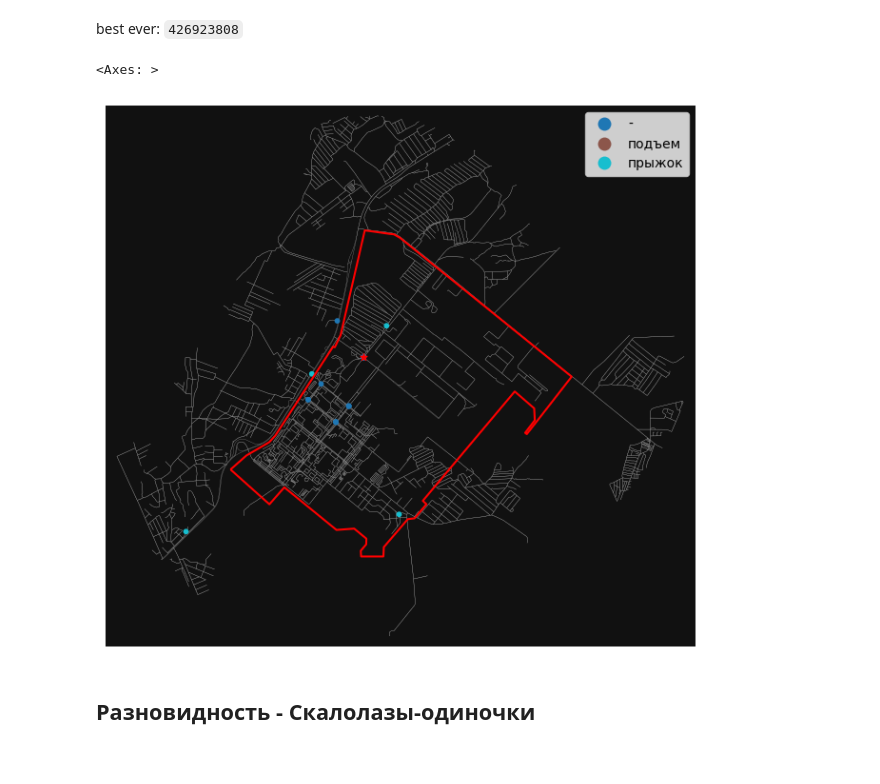
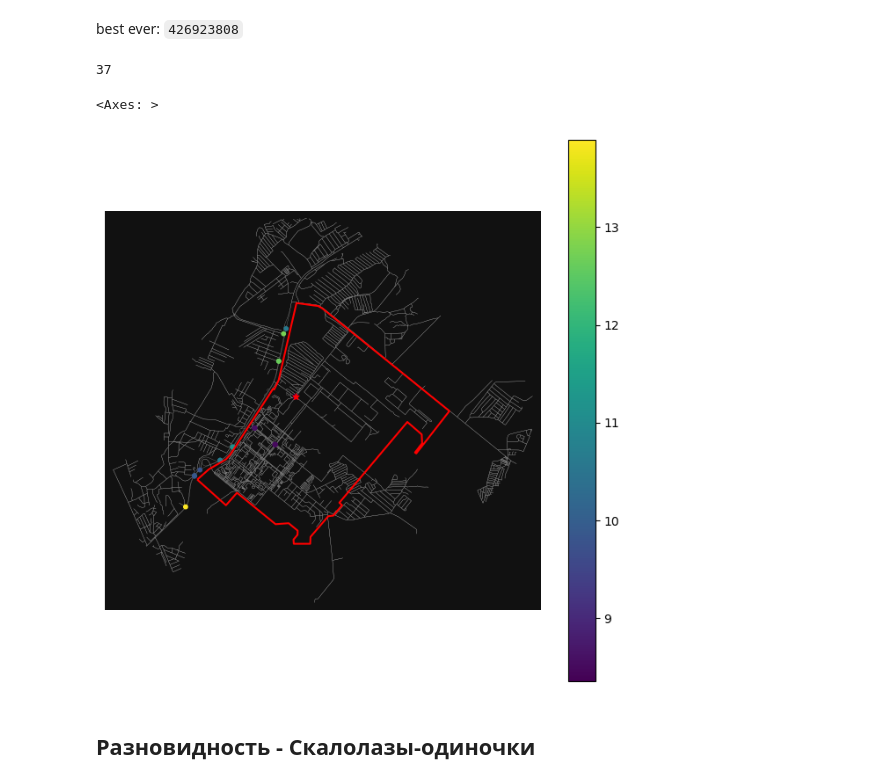
Before and after one commit to Obsidian-pb/genesis, a Jupyter notebook: work/genesis/best_node_monkey_construct.ipynb, the cells around one changed output. Cells and saved outputs as stored; diff of their text form; code cells hidden in the pictures.

```diff
--- a/work/genesis/best_node_monkey_construct.ipynb
+++ b/work/genesis/best_node_monkey_construct.ipynb
@@ -195,24 +240,28 @@ jump_number: 5
 426923808 8.355415617070701
 # %% [markdown]
 best ever: `426923808`
+# %%
+print(len(event_func.history))
+# %% [output]
+37
 # %%
 # Визуализация истории перемещений и прыжков
-df = pd.DataFrame(history, columns=['osmid', 'метрика', 'тип'])
-df['step'] = range(len(history))
+df = pd.DataFrame(event_func.history, columns=['osmid', 'метрика'])
+df['step'] = range(len(event_func.history))
 df = df.set_index('osmid')
 
 nodes_gdf = ox.graph_to_gdfs(G, edges=False)
 
 df = df.join(nodes_gdf)
 df = gpd.GeoDataFrame(df, geometry=df['geometry'])
 
 fig, ax = ox.plot_graph(G, node_size=0, show=False, edge_linewidth=0.2)
-df.plot(ax=ax, markersize=10, column='тип', legend=True)
+df.plot(ax=ax, markersize=10, column='метрика', legend=True)
 nodes_gdf.loc[best_node:best_node].plot(ax=ax, color='r', markersize=25, marker='*')
 area.boundary.plot(ax=ax, color='r')
 # %% [output]
 <Axes: >
-[figure, old version]
+[figure, new version]
 # %% [markdown]
 ## Разновидность - Скалолазы-одиночки
 # %%
```
Also changed, not shown: parts of 2 cells of this notebook, 3 other files.
